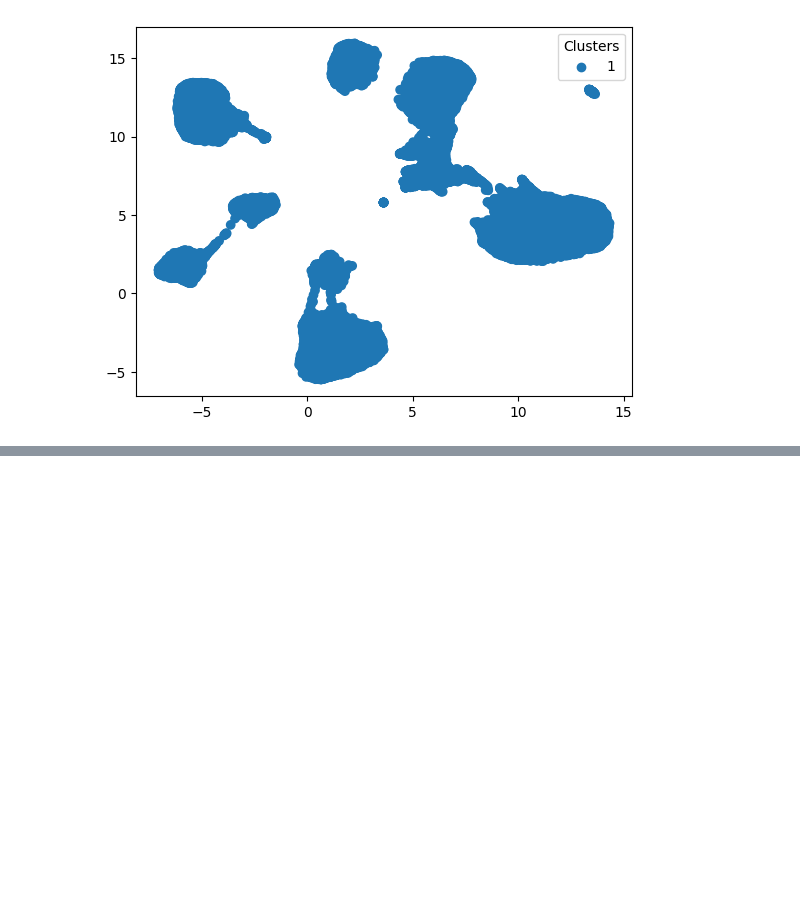
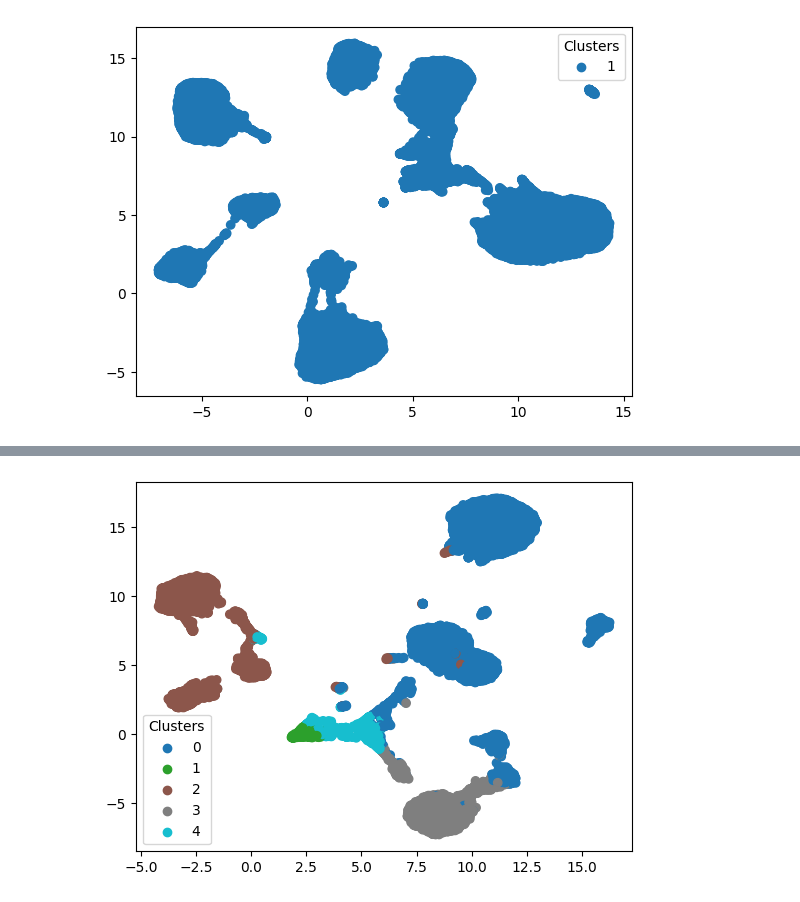
Before and after one commit to Rita-Centeno/DMI, a Jupyter notebook: clustering_extras.ipynb, the cells around one changed output, grey strips where cells are left out. Saved outputs shown, nothing was run; the diff lists cells and outputs as text; code cells hidden in the pictures; blank space fills up the shorter version.

```diff
--- a/clustering_extras.ipynb
+++ b/clustering_extras.ipynb
@@ -79,0 +148,4 @@ visualize_dimensionality_reduction(umap_embedding, preference['cont'])
+# %%
+visualize_dimensionality_reduction(umap_embedding_rb0, sample_copy0['rb_kmeans5'])
+# %% [output]
+[figure, added]
```
Also changed, not shown: parts of 11 cells of this notebook, 7 other files.
